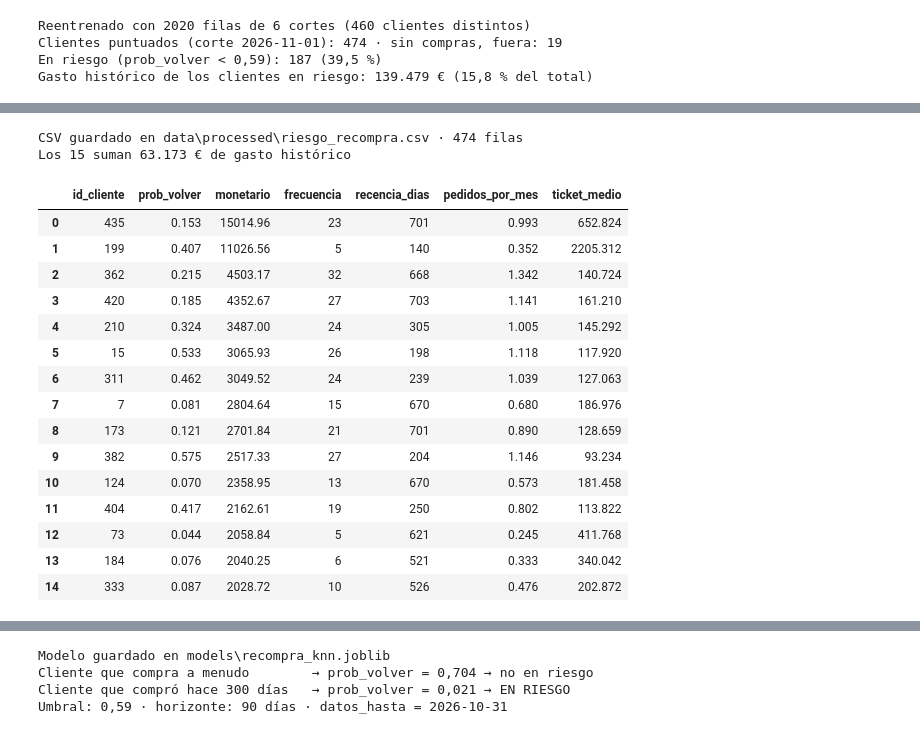
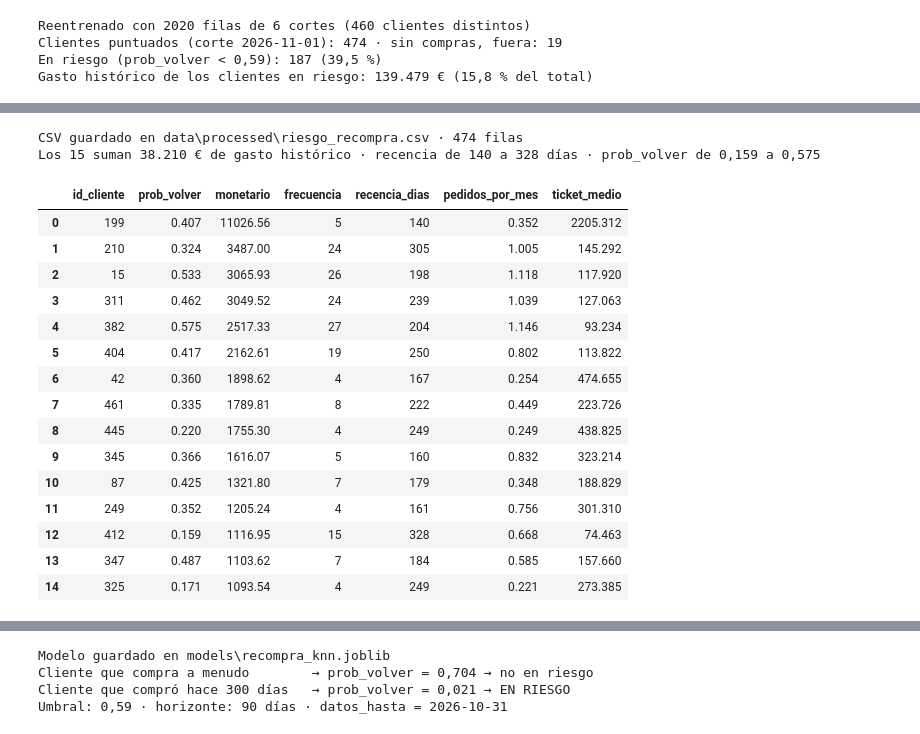
Before and after one commit to ivangarciajimenez06-blip/tienda-analytics, a Jupyter notebook: notebooks/05_recompra.ipynb, the cells around one changed output, grey strips where cells are left out. Cells and saved outputs as stored; diff of their text form; code cells hidden in the pictures.

```diff
--- a/notebooks/05_recompra.ipynb
+++ b/notebooks/05_recompra.ipynb
@@ -813,0 +834,24 @@ Gasto histórico de los clientes en riesgo: 139.479 € (15,8 % del total)
+# %%
+RECENCIA_PERDIDO = 365   # días sin comprar a partir de los cuales un cliente en riesgo se da por perdido
+
+
+def accion(fila):
+    """Regla de negocio fija: qué hacer con cada cliente."""
+    if fila["en_riesgo"] == 0:
+        return "No en riesgo"
+    return "Recuperable" if fila["recencia_dias"] < RECENCIA_PERDIDO else "Probablemente perdido"
+
+
+actual["accion"] = actual.apply(accion, axis=1)
+grupos_accion = (actual.groupby("accion")
+                 .agg(clientes=("id_cliente", "size"), gasto_historico=("monetario", "sum"),
+                      prob_volver_media=("prob_volver", "mean"), recencia_mediana=("recencia_dias", "median"))
+                 .reindex(["Recuperable", "Probablemente perdido", "No en riesgo"]))
+grupos_accion["% clientes"] = (100 * grupos_accion["clientes"] / len(actual)).round(1)
+grupos_accion["% gasto"] = (100 * grupos_accion["gasto_historico"] / actual["monetario"].sum()).round(1)
+assert grupos_accion.loc[["Recuperable", "Probablemente perdido"], "clientes"].sum() == actual["en_riesgo"].sum()
+print(f"Regla: en riesgo y recencia < {RECENCIA_PERDIDO} días → Recuperable; ≥ {RECENCIA_PERDIDO} días → Probablemente perdido")
+for g in ["Recuperable", "Probablemente perdido"]:
+    print(f"{g}: {grupos_accion.loc[g, 'clientes']} clientes · {euros(grupos_accion.loc[g, 'gasto_historico'])} "
+          f"de gasto histórico ({num(grupos_accion.loc[g, '% gasto'], 1)} % del total)")
+grupos_accion.round(3)
@@ -814,33 +867,35 @@ Gasto histórico de los clientes en riesgo: 139.479 € (15,8 % del total)
 # %%
-riesgo_csv = actual[["id_cliente", "prob_volver", "en_riesgo", "monetario"]].copy()
+riesgo_csv = actual[["id_cliente", "prob_volver", "en_riesgo", "accion", "monetario"]].copy()
 riesgo_csv["prob_volver"] = riesgo_csv["prob_volver"].round(6)
 riesgo_csv["monetario"] = riesgo_csv["monetario"].round(2)
 ruta_csv = RAIZ / "data" / "processed" / "riesgo_recompra.csv"
 riesgo_csv.to_csv(ruta_csv, index=False, lineterminator="\n")
 print("CSV guardado en", ruta_csv.relative_to(RAIZ), "·", len(riesgo_csv), "filas")
 
-# Los 15 clientes más valiosos (más gasto) entre los que están en riesgo
-top15 = (actual[actual["en_riesgo"] == 1]
+# Los 15 clientes más valiosos (más gasto) entre los RECUPERABLES: la lista de la campaña
+top15 = (actual[actual["accion"] == "Recuperable"]
          .sort_values(["monetario", "id_cliente"], ascending=[False, True]).head(15)
          [["id_cliente", "prob_volver", "monetario", "frecuencia", "recencia_dias", "pedidos_por_mes", "ticket_medio"]])
-print(f"Los 15 suman {euros(top15['monetario'].sum())} de gasto histórico")
+print(f"Los 15 suman {euros(top15['monetario'].sum())} de gasto histórico · recencia de "
+      f"{top15['recencia_dias'].min()} a {top15['recencia_dias'].max()} días · prob_volver de "
+      f"{num(top15['prob_volver'].min(), 3)} a {num(top15['prob_volver'].max(), 3)}")
 top15.round(3).reset_index(drop=True)
 # %% [output]
 CSV guardado en data\processed\riesgo_recompra.csv · 474 filas
-Los 15 suman 63.173 € de gasto histórico
+Los 15 suman 38.210 € de gasto histórico · recencia de 140 a 328 días · prob_volver de 0,159 a 0,575
 |  | id_cliente | prob_volver | monetario | frecuencia | recencia_dias | pedidos_por_mes | ticket_medio |
-| 0 | 435 | 0.153 | 15014.96 | 23 | 701 | 0.993 | 652.824 |
-| 1 | 199 | 0.407 | 11026.56 | 5 | 140 | 0.352 | 2205.312 |
-| 2 | 362 | 0.215 | 4503.17 | 32 | 668 | 1.342 | 140.724 |
-| 3 | 420 | 0.185 | 4352.67 | 27 | 703 | 1.141 | 161.210 |
-| 4 | 210 | 0.324 | 3487.00 | 24 | 305 | 1.005 | 145.292 |
-| 5 | 15 | 0.533 | 3065.93 | 26 | 198 | 1.118 | 117.920 |
-| 6 | 311 | 0.462 | 3049.52 | 24 | 239 | 1.039 | 127.063 |
-| 7 | 7 | 0.081 | 2804.64 | 15 | 670 | 0.680 | 186.976 |
-| 8 | 173 | 0.121 | 2701.84 | 21 | 701 | 0.890 | 128.659 |
-| 9 | 382 | 0.575 | 2517.33 | 27 | 204 | 1.146 | 93.234 |
-| 10 | 124 | 0.070 | 2358.95 | 13 | 670 | 0.573 | 181.458 |
-| 11 | 404 | 0.417 | 2162.61 | 19 | 250 | 0.802 | 113.822 |
-| 12 | 73 | 0.044 | 2058.84 | 5 | 621 | 0.245 | 411.768 |
-| 13 | 184 | 0.076 | 2040.25 | 6 | 521 | 0.333 | 340.042 |
-| 14 | 333 | 0.087 | 2028.72 | 10 | 526 | 0.476 | 202.872 |
+| 0 | 199 | 0.407 | 11026.56 | 5 | 140 | 0.352 | 2205.312 |
+| 1 | 210 | 0.324 | 3487.00 | 24 | 305 | 1.005 | 145.292 |
+| 2 | 15 | 0.533 | 3065.93 | 26 | 198 | 1.118 | 117.920 |
+| 3 | 311 | 0.462 | 3049.52 | 24 | 239 | 1.039 | 127.063 |
+| 4 | 382 | 0.575 | 2517.33 | 27 | 204 | 1.146 | 93.234 |
+| 5 | 404 | 0.417 | 2162.61 | 19 | 250 | 0.802 | 113.822 |
+| 6 | 42 | 0.360 | 1898.62 | 4 | 167 | 0.254 | 474.655 |
+| 7 | 461 | 0.335 | 1789.81 | 8 | 222 | 0.449 | 223.726 |
+| 8 | 445 | 0.220 | 1755.30 | 4 | 249 | 0.249 | 438.825 |
+| 9 | 345 | 0.366 | 1616.07 | 5 | 160 | 0.832 | 323.214 |
+| 10 | 87 | 0.425 | 1321.80 | 7 | 179 | 0.348 | 188.829 |
+| 11 | 249 | 0.352 | 1205.24 | 4 | 161 | 0.756 | 301.310 |
+| 12 | 412 | 0.159 | 1116.95 | 15 | 328 | 0.668 | 74.463 |
+| 13 | 347 | 0.487 | 1103.62 | 7 | 184 | 0.585 | 157.660 |
+| 14 | 325 | 0.171 | 1093.54 | 4 | 249 | 0.221 | 273.385 |
```
Also changed, not shown: parts of 5 cells of this notebook.
